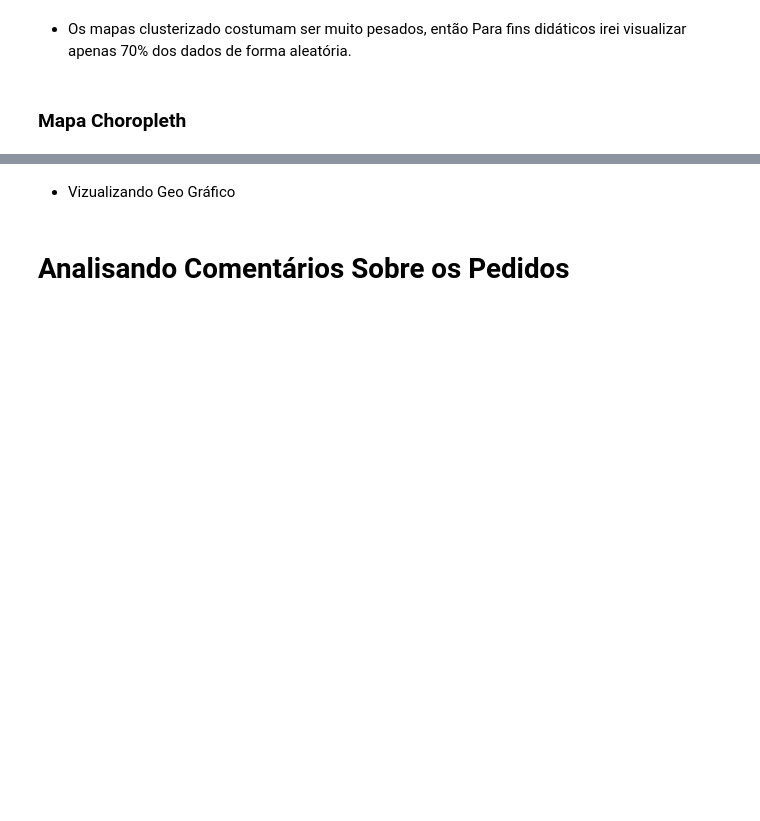
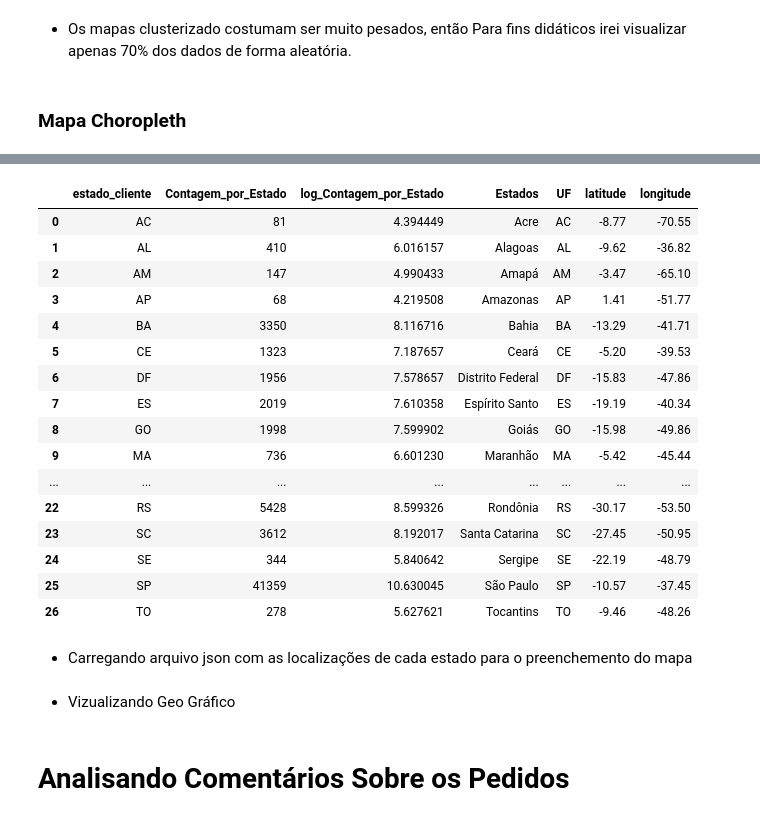
Before and after one commit to RailanDeivid/EDA_ecommerce_olist_brazil, a Jupyter notebook: EDA_Olist.ipynb, the cells around one changed output, grey strips where cells are left out. Cells and saved outputs as stored; diff of their text form; code cells hidden in the pictures; blank space fills up the shorter version.

```diff
--- a/EDA_Olist.ipynb
+++ b/EDA_Olist.ipynb
@@ -1221,0 +1155,38 @@ geo_dados.head()
+# %%
+# imporatndo dados
+brasil = pd.read_csv('data/UF.csv', sep=';', encoding='latin1')
+# fitrando dados a partir da variável "pagamentos_por_UF"
+vendas_estados = pagamentos_por_UF[[
+    'Contagem_por_Estado'
+]].sort_values(by='estado_cliente').reset_index()
+# criando uma coluna com escala Logarítmica de Pedidos por Estados para uma melhor visualização do mapa
+vendas_estados['log_Contagem_por_Estado'] = np.log(
+    vendas_estados['Contagem_por_Estado'])
+# mesclando df com a base de dados contendo as coordenadas
+vendas_estados = vendas_estados.merge(brasil,
+                                      left_on='estado_cliente',
+                                      right_on='UF',
+                                      how='left')
+# %%
+# visualizando resultado
+vendas_estados
+# %% [output]
+|  | estado_cliente | Contagem_por_Estado | log_Contagem_por_Estado | Estados | UF | latitude | longitude |
+| 0 | AC | 81 | 4.394449 | Acre | AC | -8.77 | -70.55 |
+| 1 | AL | 410 | 6.016157 | Alagoas | AL | -9.62 | -36.82 |
+| 2 | AM | 147 | 4.990433 | Amapá | AM | -3.47 | -65.10 |
+| 3 | AP | 68 | 4.219508 | Amazonas | AP | 1.41 | -51.77 |
+| 4 | BA | 3350 | 8.116716 | Bahia | BA | -13.29 | -41.71 |
+| 5 | CE | 1323 | 7.187657 | Ceará | CE | -5.20 | -39.53 |
+| 6 | DF | 1956 | 7.578657 | Distrito Federal | DF | -15.83 | -47.86 |
+| 7 | ES | 2019 | 7.610358 | Espírito Santo | ES | -19.19 | -40.34 |
+| 8 | GO | 1998 | 7.599902 | Goiás | GO | -15.98 | -49.86 |
+| 9 | MA | 736 | 6.601230 | Maranhão | MA | -5.42 | -45.44 |
+| ... | ... | ... | ... | ... | ... | ... | ... |
+| 22 | RS | 5428 | 8.599326 | Rondônia | RS | -30.17 | -53.50 |
+| 23 | SC | 3612 | 8.192017 | Santa Catarina | SC | -27.45 | -50.95 |
+| 24 | SE | 344 | 5.840642 | Sergipe | SE | -22.19 | -48.79 |
+| 25 | SP | 41359 | 10.630045 | São Paulo | SP | -10.57 | -37.45 |
+| 26 | TO | 278 | 5.627621 | Tocantins | TO | -9.46 | -48.26 |
+# %% [markdown]
+* Carregando arquivo json com as localizações de cada estado para o preenchemento do mapa
```
Also changed, not shown: parts of 8 cells of this notebook, 5 other files.
